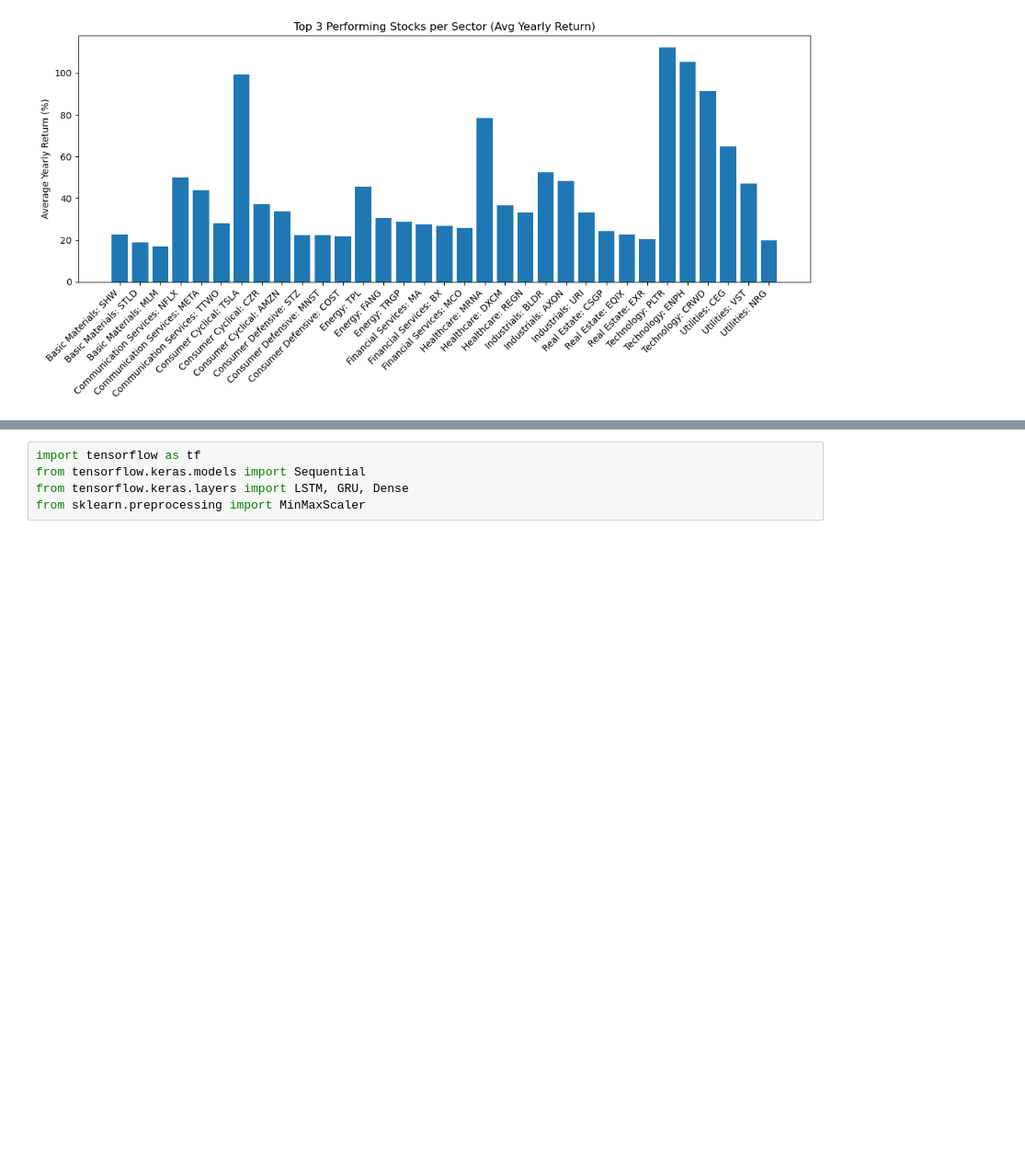
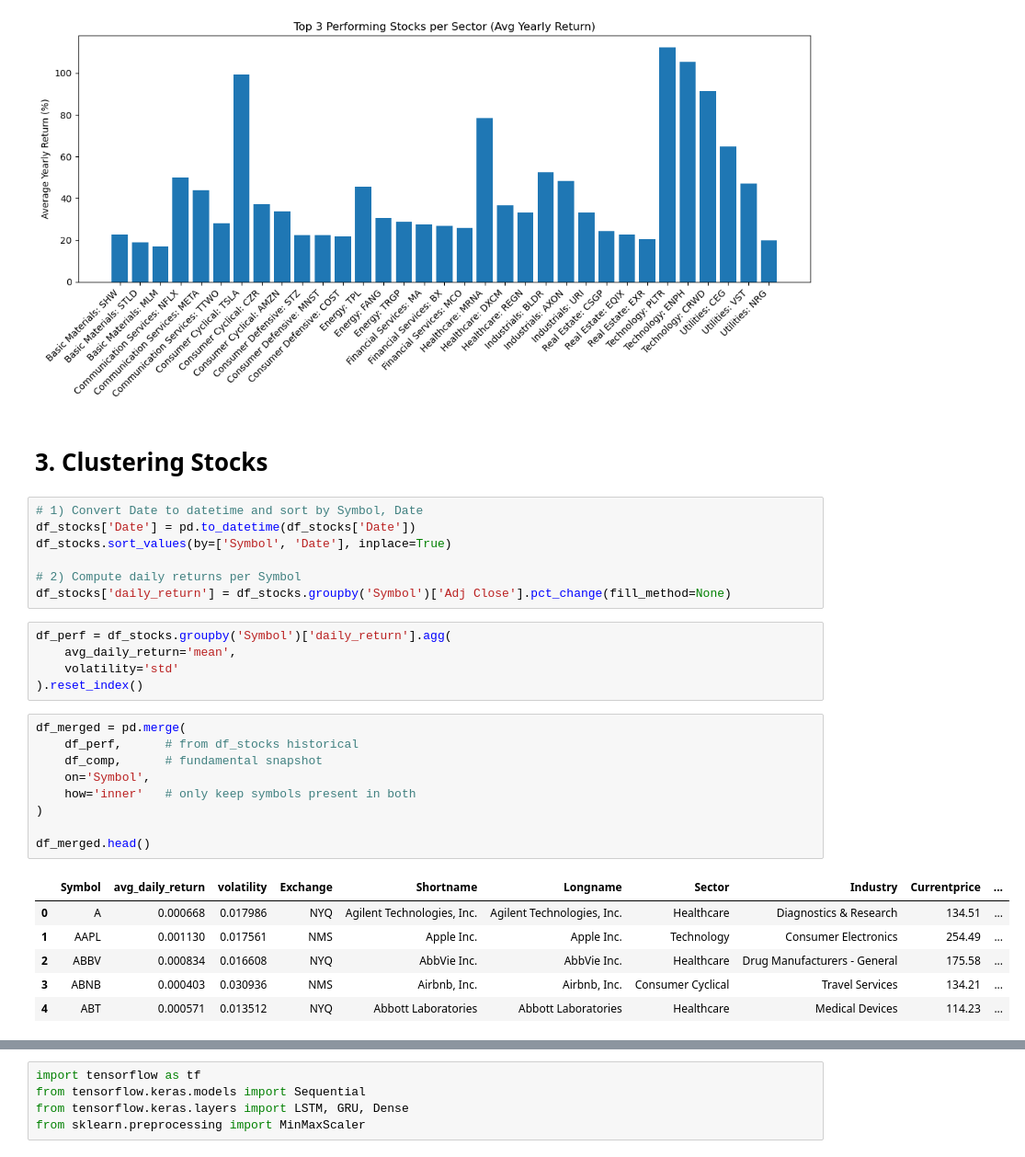
Before and after one commit to MBrozhko34/Data-Analytics-Coursework, a Jupyter notebook: CS910 S&P 500 Data Analysis.ipynb, the cells around one changed output, grey strips where cells are left out. Shown at 92% size. Cells and saved outputs as stored; diff of their text form; blank space fills up the shorter version.

```diff
--- a/CS910 S&P 500 Data Analysis.ipynb
+++ b/CS910 S&P 500 Data Analysis.ipynb
@@ -485,3 +485,33 @@ plt.tight_layout()
 plt.show()
 # %% [output]
 [figure]
+# %% [markdown]
+# 3. Clustering Stocks
+# %%
+# 1) Convert Date to datetime and sort by Symbol, Date
+df_stocks['Date'] = pd.to_datetime(df_stocks['Date'])
+df_stocks.sort_values(by=['Symbol', 'Date'], inplace=True)
+
+# 2) Compute daily returns per Symbol
+df_stocks['daily_return'] = df_stocks.groupby('Symbol')['Adj Close'].pct_change(fill_method=None)
+# %%
+df_perf = df_stocks.groupby('Symbol')['daily_return'].agg(
+    avg_daily_return='mean',
+    volatility='std'
+).reset_index()
+# %%
+df_merged = pd.merge(
+    df_perf,      # from df_stocks historical
+    df_comp,      # fundamental snapshot
+    on='Symbol',
+    how='inner'   # only keep symbols present in both
+)
+
+df_merged.head()
+# %% [output]
+|  | Symbol | avg_daily_return | volatility | Exchange | Shortname | Longname | Sector | Industry | Currentprice | ... |
+| 0 | A | 0.000668 | 0.017986 | NYQ | Agilent Technologies, Inc. | Agilent Technologies, Inc. | Healthcare | Diagnostics & Research | 134.51 | ... |
+| 1 | AAPL | 0.001130 | 0.017561 | NMS | Apple Inc. | Apple Inc. | Technology | Consumer Electronics | 254.49 | ... |
+| 2 | ABBV | 0.000834 | 0.016608 | NYQ | AbbVie Inc. | AbbVie Inc. | Healthcare | Drug Manufacturers - General | 175.58 | ... |
+| 3 | ABNB | 0.000403 | 0.030936 | NMS | Airbnb, Inc. | Airbnb, Inc. | Consumer Cyclical | Travel Services | 134.21 | ... |
+| 4 | ABT | 0.000571 | 0.013512 | NYQ | Abbott Laboratories | Abbott Laboratories | Healthcare | Medical Devices | 114.23 | ... |
```
Also changed, not shown: parts of 8 cells of this notebook.
